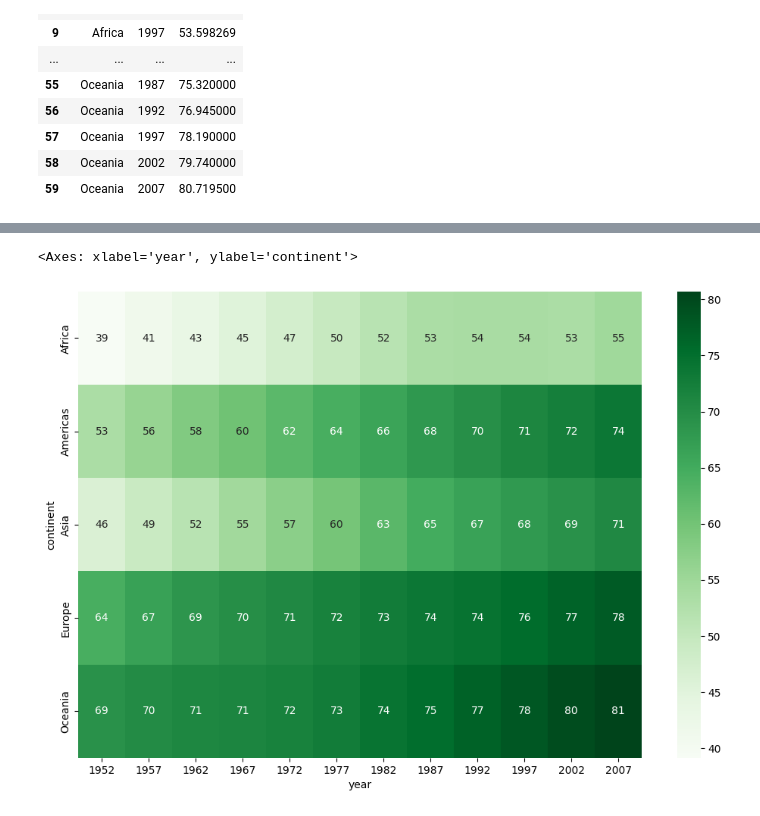
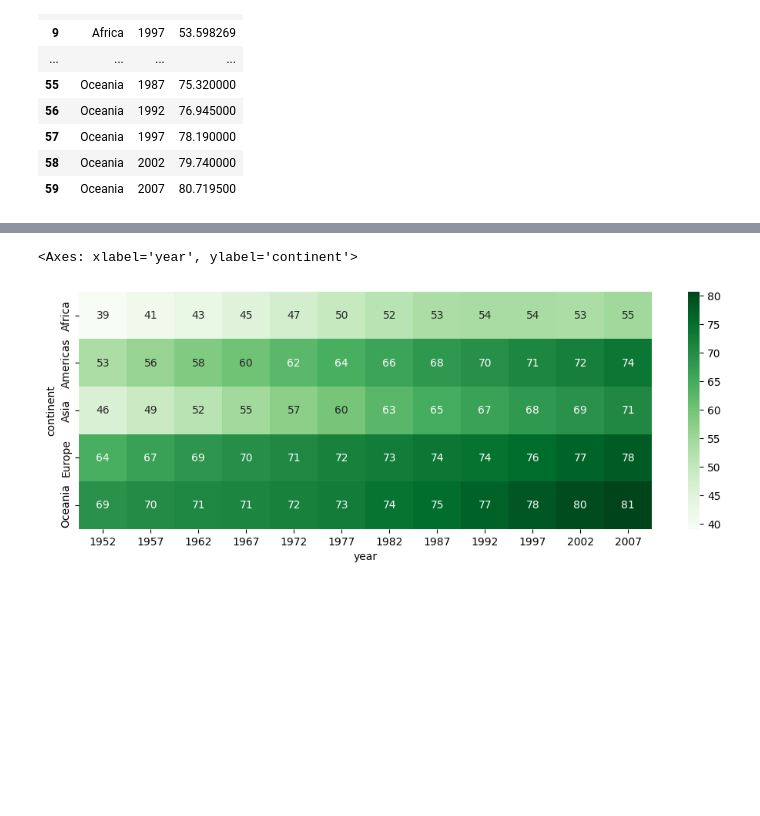
Before and after one commit to mr-ayush-agrawal/CS300-DataScience, a Jupyter notebook: PandasClassLect.ipynb, the cells around one changed output, grey strips where cells are left out. Saved outputs shown, nothing was run; the diff lists cells and outputs as text; code cells hidden in the pictures; blank space fills up the shorter version.

```diff
--- a/PandasClassLect.ipynb
+++ b/PandasClassLect.ipynb
@@ -115,8 +115,8 @@ piv
 import seaborn as sns
 import matplotlib.pyplot as plt
 # %%
-plt.figure(figsize=(12,8))
+plt.figure(figsize=(12,4))
 sns.heatmap(piv,cmap='Greens',annot= True)
 # %% [output]
 <Axes: xlabel='year', ylabel='continent'>
-[figure, old version]
+[figure, new version]
```
Also changed, not shown: 1 other file.
